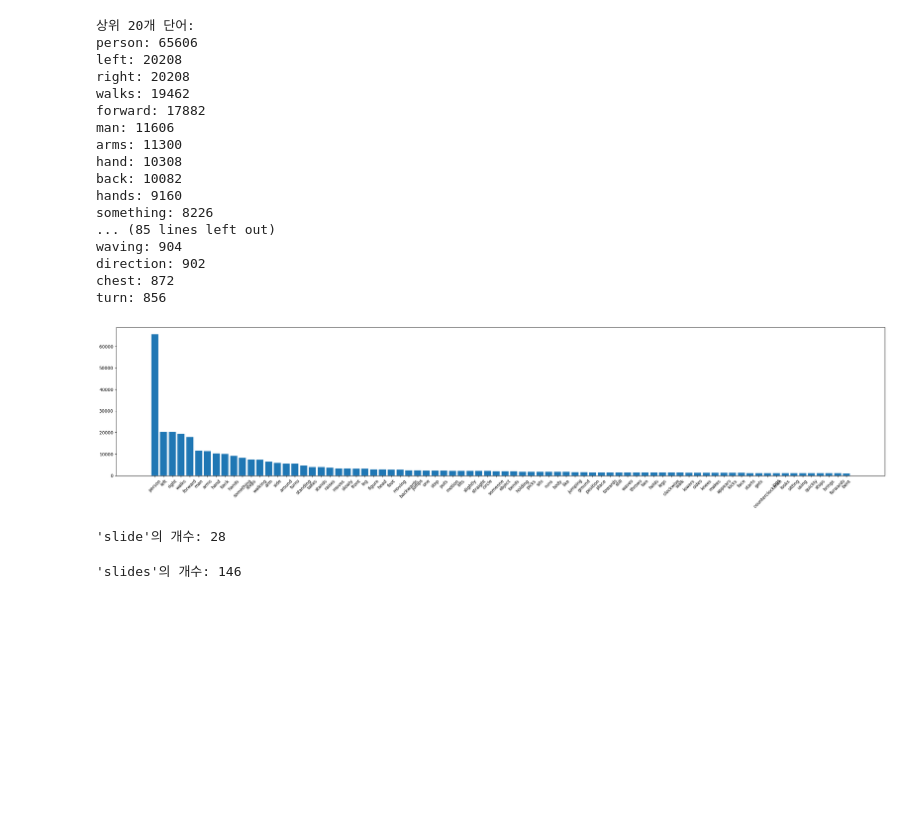
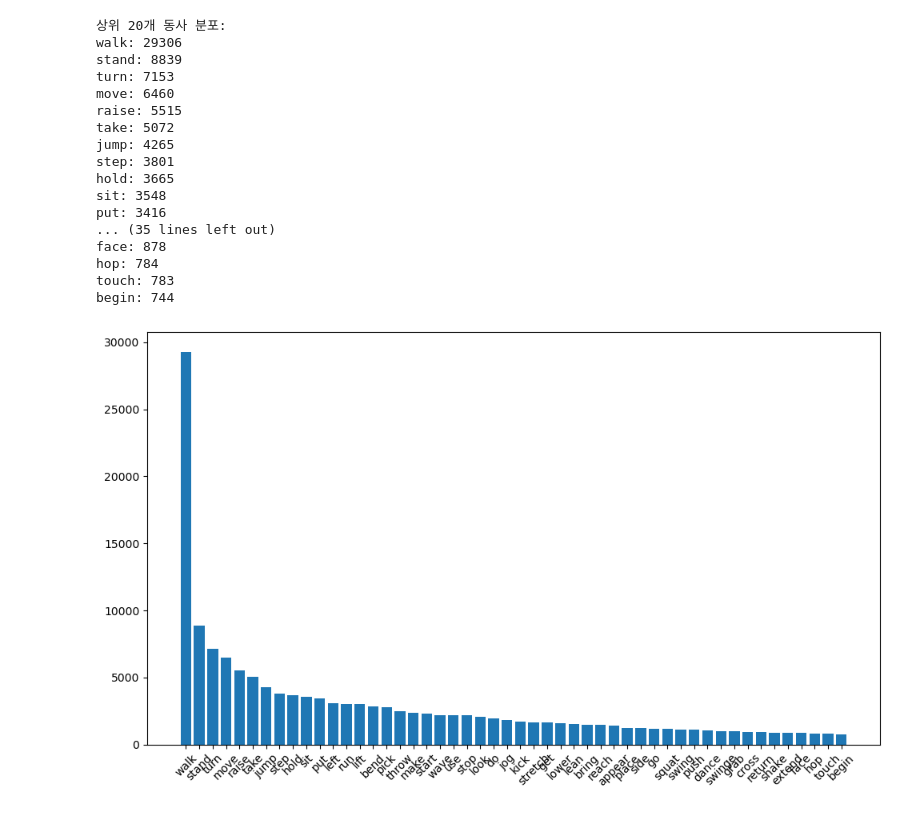
Before and after one commit to YeonYeonni/VElab, a Jupyter notebook: Utility/humanml3d_text_distribution.ipynb, the cells around one changed output. Cells and saved outputs as stored; diff of their text form; code cells hidden in the pictures; blank space fills up the shorter version.

```diff
--- a/Utility/humanml3d_text_distribution.ipynb
+++ b/Utility/humanml3d_text_distribution.ipynb
@@ -6,6 +6,12 @@ import warnings
 import nltk
 from nltk.corpus import stopwords
 from nltk.tokenize import word_tokenize
+import os
+import numpy as np
+import json
+import pandas as pd
+import shutil
+import glob
 warnings.filterwarnings("ignore")
 
-zip_path = 'D:/flame/scripts/data/HumanML3D/texts.zip'
+#zip_path = 'D:/flame/scripts/data/HumanML3D/texts.zip'
@@ -57,46 +47,36 @@ stands: 3918
 # %%
-# 가장 많이 등장한 상위 20개 단어 출력
-print("상위 20개 단어:")
-for word, count in word_counter.most_common(100):
-    print(f"{word}: {count}")
+# 상위 20개 동사 추출
+top_verbs = word_counter.most_common(50)
+
+# 결과 출력
+print("상위 20개 동사 분포:")
+for verb, cnt in top_verbs:
+    print(f"{verb}: {cnt}")
 # %% [output]
-상위 20개 단어:
-person: 65606
-left: 20208
-right: 20208
-walks: 19462
-forward: 17882
-man: 11606
-arms: 11300
-hand: 10308
-back: 10082
-hands: 9160
-something: 8226
-... (85 lines left out)
-waving: 904
-direction: 902
-chest: 872
-turn: 856
+상위 20개 동사 분포:
+walk: 29306
+stand: 8839
+turn: 7153
+move: 6460
+raise: 5515
+take: 5072
+jump: 4265
+step: 3801
+hold: 3665
+sit: 3548
+put: 3416
+... (35 lines left out)
+face: 878
+hop: 784
+touch: 783
+begin: 744
 # %%
-# 상위 20개의 단어 분포를 막대 그래프로 시각화
-top_words, top_counts = zip(*word_counter.most_common(80))
-plt.figure(figsize=(25, 6))
-plt.bar(top_words, top_counts)
+# 시각화
+verbs, counts = zip(*top_verbs)
+plt.figure(figsize=(10, 6))
+plt.bar(verbs, counts)
 plt.xticks(rotation=45)
 plt.tight_layout()
 plt.show()
 # %% [output]
-[figure, old version]
+[figure, new version]
-# %%
-# 원형 + 원형ing + 원형s
-target_word = 'slide'
-target_count = word_counter[target_word]
-print(f"'{target_word}'의 개수: {target_count}")
-# %% [output]
-'slide'의 개수: 28
-# %%
-target_word = 'slides'
-target_count = word_counter[target_word]
-print(f"'{target_word}'의 개수: {target_count}")
-# %% [output]
-'slides'의 개수: 146
```
Also changed, not shown: parts of 19 cells of this notebook, 1 other file.
